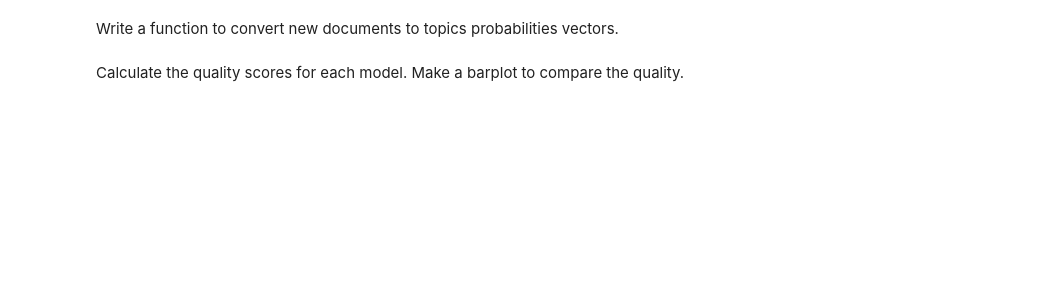
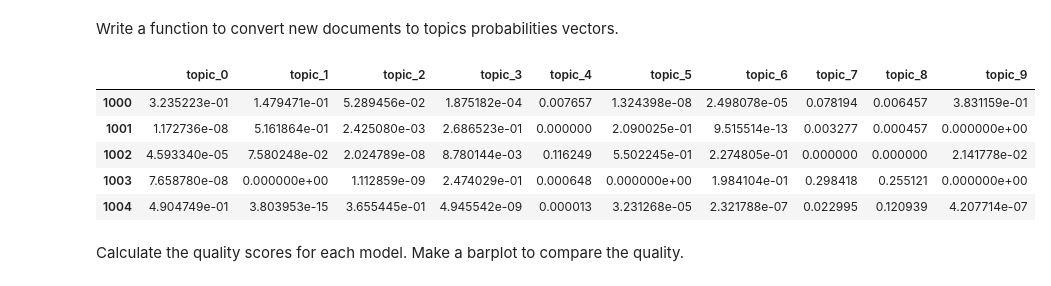
Before and after one commit to fhrzn/advanced-nlp, a Jupyter notebook: HW1_Affandy Fahrizain_J41332c.ipynb, the cells around one changed output. Saved outputs shown, nothing was run; the diff lists cells and outputs as text; code cells hidden in the pictures; blank space fills up the shorter version.

Commit message:
Finished ARTM for optional task in 1st lab. Hope I could get 5A

```diff
--- a/HW1_Affandy Fahrizain_J41332c.ipynb
+++ b/HW1_Affandy Fahrizain_J41332c.ipynb
@@ -394,0 +645,4 @@ Create artm topic model fit it to the data. Try to change hyperparameters (numbe
+# %%
+model.initialize(dictionary=artm_dict)
+# model fit/learning
+model.fit_offline(batch_vectorizer=batch_vectorizer, num_collection_passes=10)
@@ -395,4 +709,25 @@ Create artm topic model fit it to the data. Try to change hyperparameters (numbe
 # %% [markdown]
 Write a function to convert new documents to topics probabilities vectors.
+# %%
+n_wd_test = np.array(cv.transform(X_test.clean).todense()).T
+vocab_test = cv.get_feature_names_out()
+# %%
+# batch test
+batch_test = artm.BatchVectorizer(data_format='bow_n_wd',
+                                        n_wd=n_wd_test,
+                                        vocabulary=vocab_test)
+# %%
+# get new documents topics probabilities
+test_matrix = model.transform(batch_vectorizer=batch_test)
+test_matrix = test_matrix.T
+# %%
+test_matrix.head()
+# %% [output]
+|  | topic_0 | topic_1 | topic_2 | topic_3 | topic_4 | topic_5 | topic_6 | topic_7 | topic_8 | topic_9 |
+| 1000 | 3.235223e-01 | 1.479471e-01 | 5.289456e-02 | 1.875182e-04 | 0.007657 | 1.324398e-08 | 2.498078e-05 | 0.078194 | 0.006457 | 3.831159e-01 |
+| 1001 | 1.172736e-08 | 5.161864e-01 | 2.425080e-03 | 2.686523e-01 | 0.000000 | 2.090025e-01 | 9.515514e-13 | 0.003277 | 0.000457 | 0.000000e+00 |
+| 1002 | 4.593340e-05 | 7.580248e-02 | 2.024789e-08 | 8.780144e-03 | 0.116249 | 5.502245e-01 | 2.274805e-01 | 0.000000 | 0.000000 | 2.141778e-02 |
+| 1003 | 7.658780e-08 | 0.000000e+00 | 1.112859e-09 | 2.474029e-01 | 0.000648 | 0.000000e+00 | 1.984104e-01 | 0.298418 | 0.255121 | 0.000000e+00 |
+| 1004 | 4.904749e-01 | 3.803953e-15 | 3.655445e-01 | 4.945542e-09 | 0.000013 | 3.231268e-05 | 2.321788e-07 | 0.022995 | 0.120939 | 4.207714e-07 |
 # %% [markdown]
 Calculate the quality scores for each model. Make a barplot to compare the quality.
```
Also changed, not shown: parts of 49 cells of this notebook.
